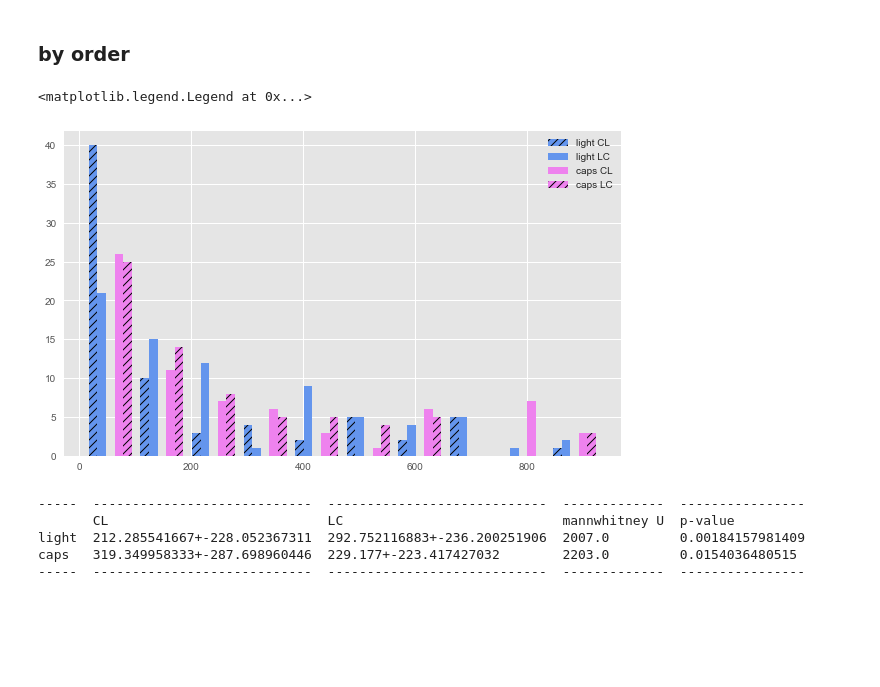
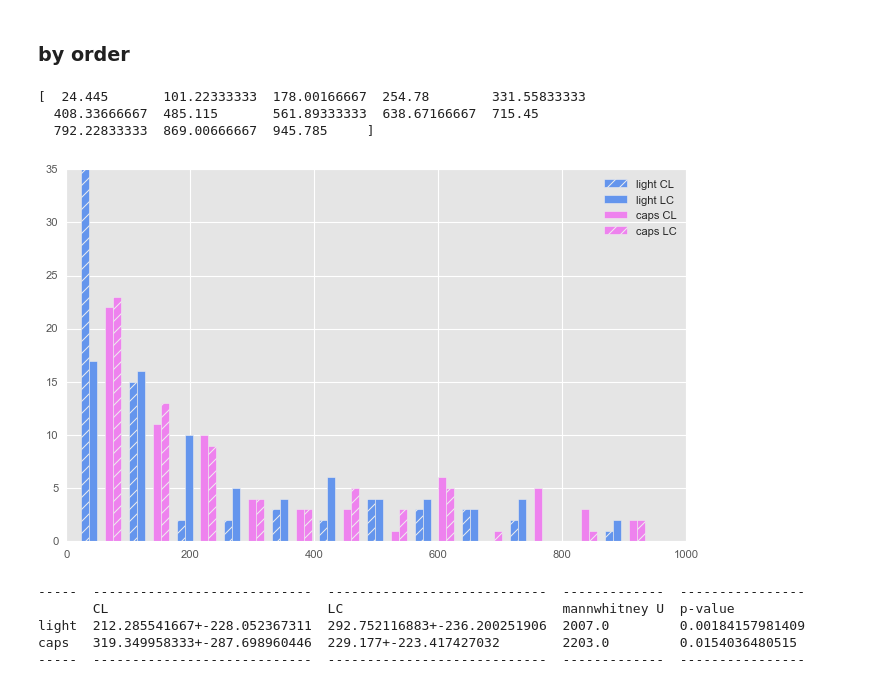
Before and after one commit to jmassall/inquiry_virtualLabs_study, a Jupyter notebook: analysis/activity_descriptors_detector.ipynb, the cells around one changed output. Cells and saved outputs as stored; diff of their text form; code cells hidden in the pictures; blank space fills up the shorter version.

```diff
--- a/analysis/activity_descriptors_detector.ipynb
+++ b/analysis/activity_descriptors_detector.ipynb
@@ -157,21 +158,24 @@ plt.legend()
 ### by order
 # %%
 fig, ax = plt.subplots()
-a_heights, a_bins = np.histogram(results_light[results_light['activity order']=='CL']['exploration duration'])
+a_heights, a_bins = np.histogram(results_light[results_light['activity order']=='CL']['exploration duration'],bins=12)
 b_heights, b_bins = np.histogram(results_light[results_light['activity order']=='LC']['exploration duration'], bins=a_bins)
 c_heights, c_bins = np.histogram(results_caps[results_light['activity order']=='CL']['exploration duration'], bins=a_bins)
 d_heights, d_bins = np.histogram(results_caps[results_light['activity order']=='LC']['exploration duration'], bins=a_bins)
 
 width = (a_bins[1] - a_bins[0])/6
 
-ax.bar(a_bins[:-1], a_heights, width=width, facecolor='cornflowerblue',hatch="///",label='light CL')
+ax.bar(a_bins[:-1], a_heights, width=width, facecolor='cornflowerblue',hatch="//",label='light CL')
 ax.bar(b_bins[:-1]+width, b_heights, width=width, facecolor='cornflowerblue',label='light LC')
 ax.bar(c_bins[:-1]+width*3, c_heights, width=width, facecolor='violet',label='caps CL')
-ax.bar(d_bins[:-1]+width*4, d_heights, width=width, facecolor='violet',hatch="///",label='caps LC')
+ax.bar(d_bins[:-1]+width*4, d_heights, width=width, facecolor='violet',hatch="//",label='caps LC')
 plt.legend()
+print a_bins
 # %% [output]
-<matplotlib.legend.Legend at 0x...>
+[  24.445       101.22333333  178.00166667  254.78        331.55833333
+  408.33666667  485.115       561.89333333  638.67166667  715.45
+  792.22833333  869.00666667  945.785     ]
-[figure, old version]
+[figure, new version]
 # %%
 from scipy.stats import mannwhitneyu
 p = [['','CL','LC','mannwhitney U','p-value']]
```
Also changed, not shown: parts of 6 cells of this notebook, 2 other files.
